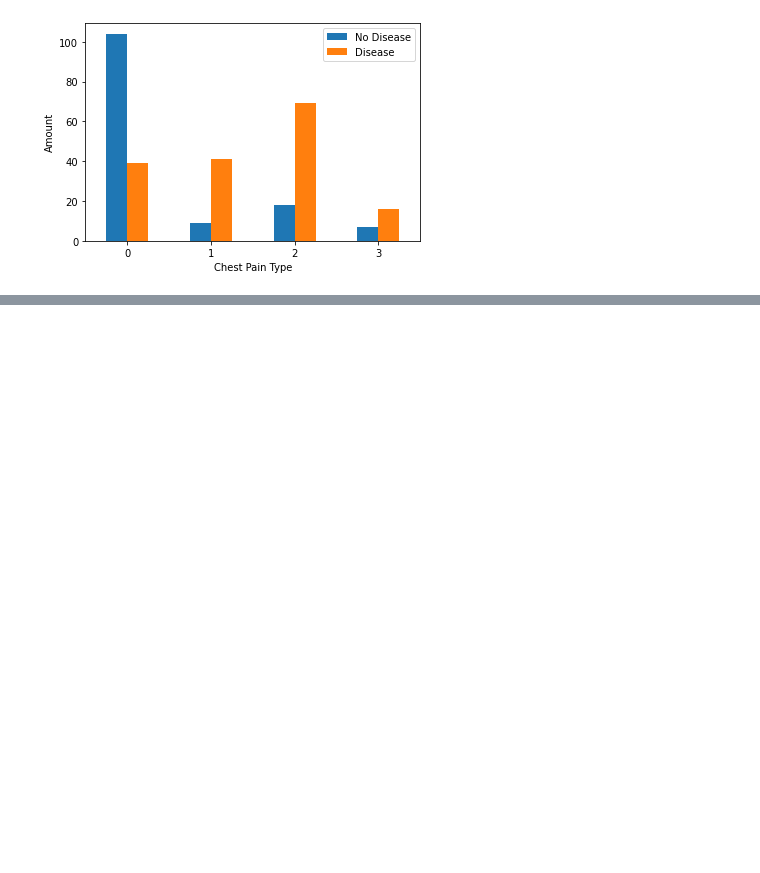
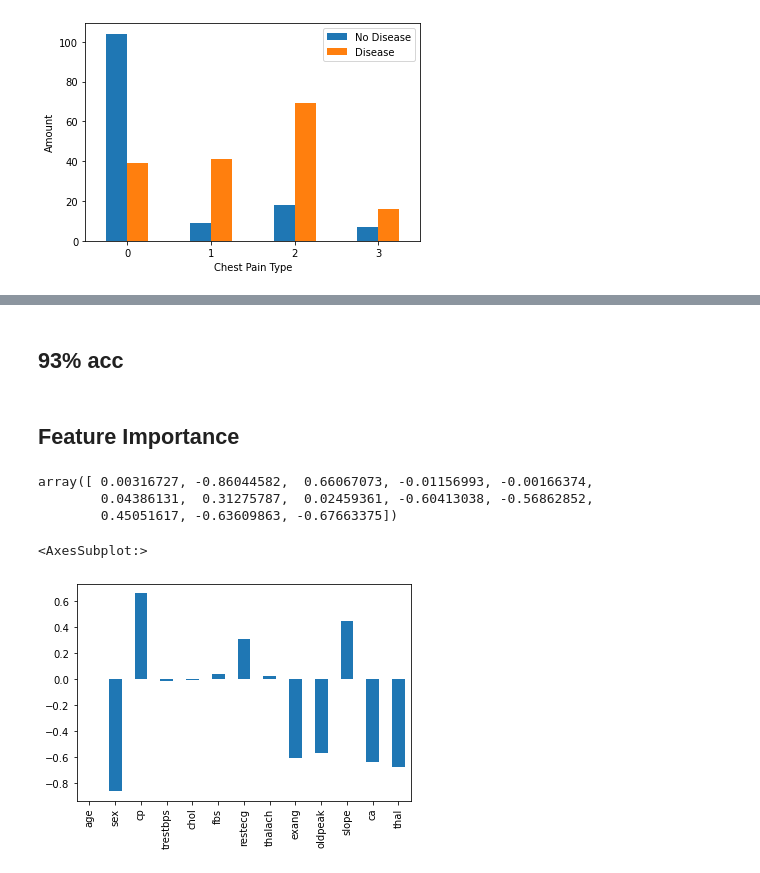
Before and after one commit to alexgordontlv/data_science, a Jupyter notebook: heart_disease.ipynb, the cells around one changed output, grey strips where cells are left out. Cells and saved outputs as stored; diff of their text form; code cells hidden in the pictures; blank space fills up the shorter version.

```diff
--- a/heart_disease.ipynb
+++ b/heart_disease.ipynb
@@ -182,0 +336,18 @@ plt.xticks(rotation=0)
+# %% [markdown]
+## 93% acc
+# %% [markdown]
+## Feature Importance
+# %%
+clf_array = clf.coef_[0]
+clf_array
+# %% [output]
+array([ 0.00316727, -0.86044582,  0.66067073, -0.01156993, -0.00166374,
+        0.04386131,  0.31275787,  0.02459361, -0.60413038, -0.56862852,
+        0.45051617, -0.63609863, -0.67663375])
+# %%
+feature_dict = dict(zip(df.columns,list(clf_array)))
+feature_dict_df = pd.DataFrame.from_dict(feature_dict,orient='index')
+feature_dict_df.plot.bar(legend=False)
+# %% [output]
+<AxesSubplot:>
+[figure, added]
```
Also changed, not shown: parts of 19 cells of this notebook.
